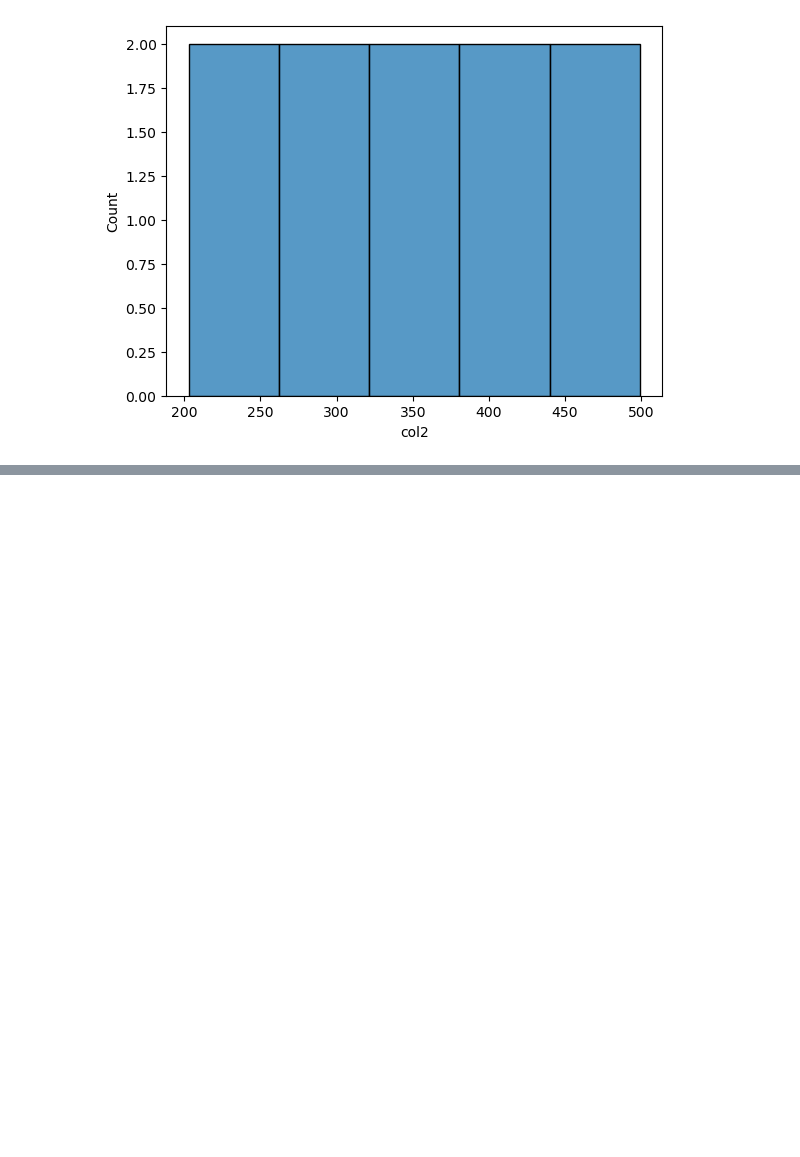
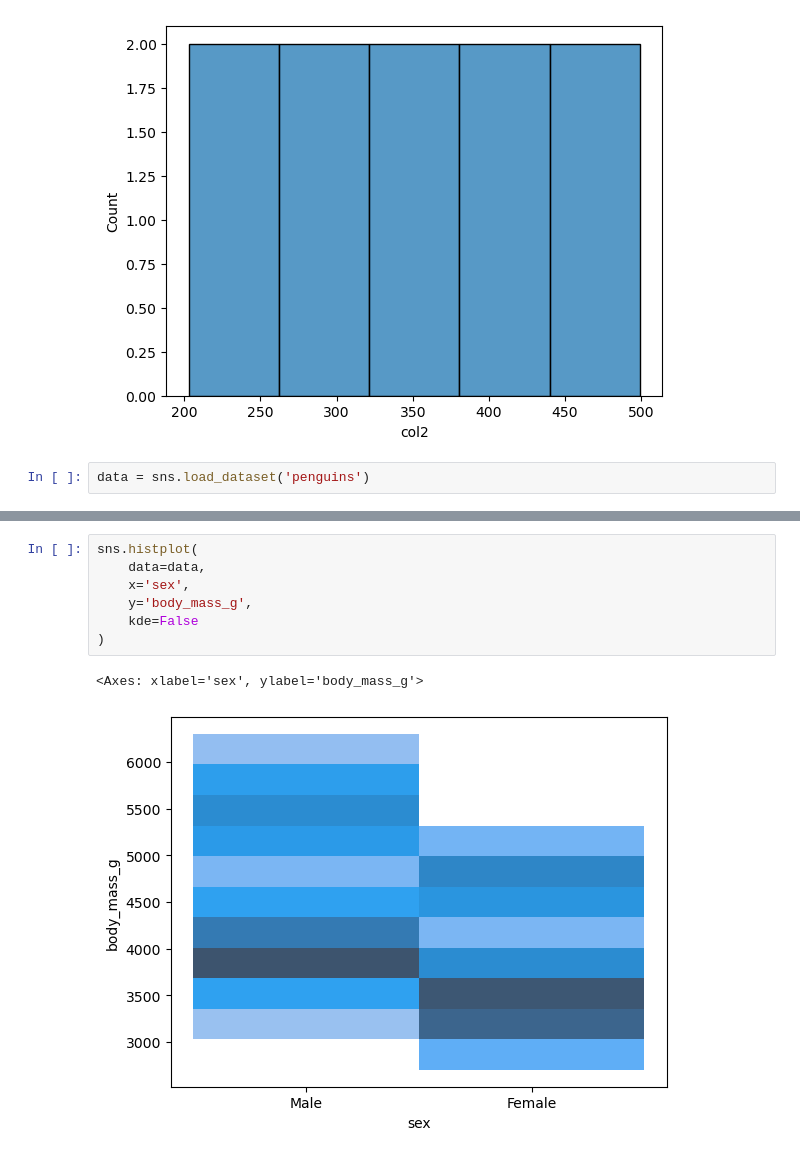
Before and after one commit to mdnaim2004/Reinforcement_Learning, a Jupyter notebook: Python Basic/seaborn.ipynb, the cells around one changed output, grey strips where cells are left out. Saved outputs shown, nothing was run; the diff lists cells and outputs as text; blank space fills up the shorter version.

```diff
--- a/Python Basic/seaborn.ipynb
+++ b/Python Basic/seaborn.ipynb
@@ -119,3 +119,5 @@ sns.histplot(
 # %% [output]
 <Axes: xlabel='col2', ylabel='Count'>
 [figure]
+# %%
+data = sns.load_dataset('penguins')
@@ -121,0 +177,10 @@ sns.histplot(
+# %%
+sns.histplot(
+    data=data,
+    x='sex',
+    y='body_mass_g',
+    kde=False
+)
+# %% [output]
+<Axes: xlabel='sex', ylabel='body_mass_g'>
+[figure, added]
```
Also changed, not shown: parts of 4 cells of this notebook.
